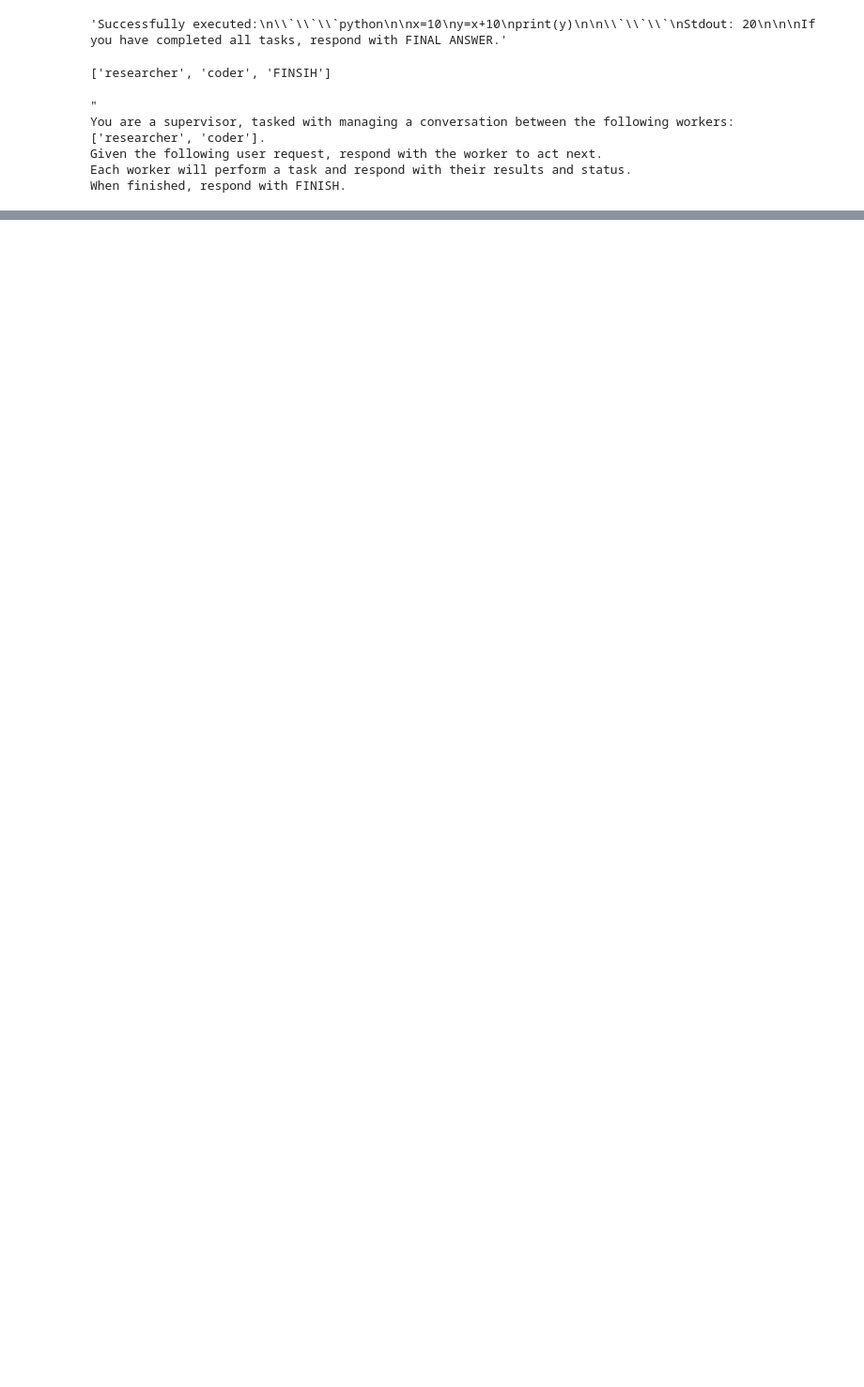
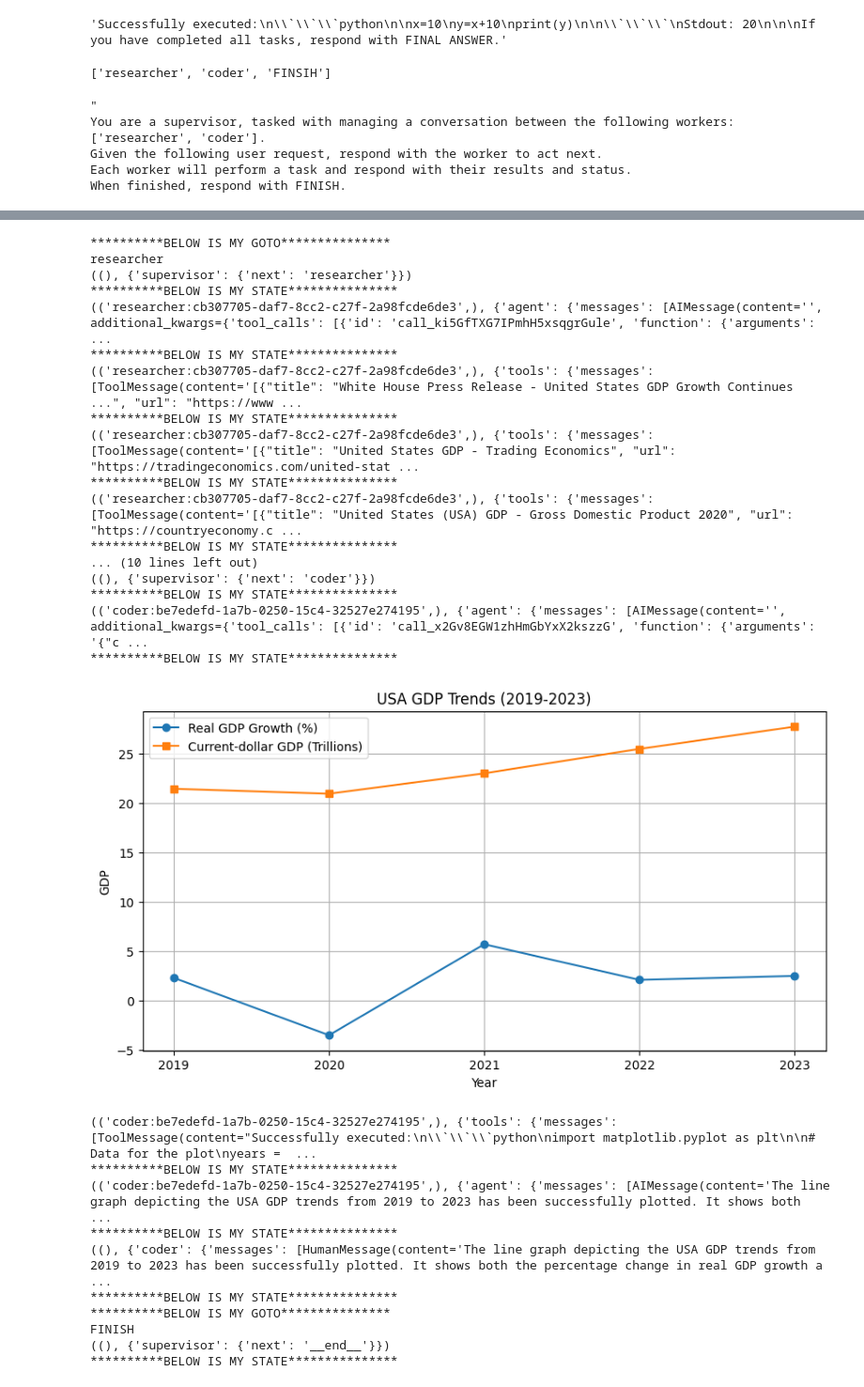
Before and after one commit to vikasratn/agentic-ai-collections, a Jupyter notebook: workspace/3-LangGraph/langgraph-multi-a2a-supervisor.ipynb, the cells around one changed output, grey strips where cells are left out. Shown at 94% size. Saved outputs shown, nothing was run; the diff lists cells and outputs as text; code cells hidden in the pictures; blank space fills up the shorter version.

```diff
--- a/workspace/3-LangGraph/langgraph-multi-a2a-supervisor.ipynb
+++ b/workspace/3-LangGraph/langgraph-multi-a2a-supervisor.ipynb
@@ -11,9 +11,11 @@ os.environ["LANGCHAIN_API_KEY"]=os.getenv("LANGCHAIN_API_KEY")
 os.environ["LANGCHAIN_PROJECT"]=os.getenv("LANGCHAIN_PROJECT")
 os.environ["LANGCHAIN_TRACING_V2"]=os.getenv("LANGCHAIN_TRACING_V2")
 # %%
-from langchain_groq import ChatGroq
+#from langchain_groq import ChatGroq
+#llm = ChatGroq(model="deepseek-r1-distill-llama-70b")
 
-llm = ChatGroq(model="deepseek-r1-distill-llama-70b")
+from langchain_openai import ChatOpenAI
+llm=ChatOpenAI(model="gpt-4o")
 # %%
 llm.invoke("Hello, My name is ratn, how are you?")
 # %% [output]
@@ -114,0 +199,4 @@ When finished, respond with FINISH.
+# %%
+for s in a2a_app.stream({"messages": [("user", "What's the square root of 42?")]}, subgraphs=True):
+    print(s)
+    print("**********BELOW IS MY STATE***************")
@@ -114,0 +216,33 @@ When finished, respond with FINISH.
+# %%
+for s in a2a_app.stream({"messages": [("user", "Tell me the USA GDP trends from last 5 year and Plot the line graph")]}, subgraphs=True):
+    print(s)
+    print("**********BELOW IS MY STATE***************")
+# %% [output]
+**********BELOW IS MY GOTO***************
+researcher
+((), {'supervisor': {'next': 'researcher'}})
+**********BELOW IS MY STATE***************
+(('researcher:cb307705-daf7-8cc2-c27f-2a98fcde6de3',), {'agent': {'messages': [AIMessage(content='', additional_kwargs={'tool_calls': [{'id': 'call_ki5GfTXG7IPmhH5xsqgrGule', 'function': {'arguments': ...
+**********BELOW IS MY STATE***************
+(('researcher:cb307705-daf7-8cc2-c27f-2a98fcde6de3',), {'tools': {'messages': [ToolMessage(content='[{"title": "White House Press Release - United States GDP Growth Continues ...", "url": "https://www ...
+**********BELOW IS MY STATE***************
+(('researcher:cb307705-daf7-8cc2-c27f-2a98fcde6de3',), {'tools': {'messages': [ToolMessage(content='[{"title": "United States GDP - Trading Economics", "url": "https://tradingeconomics.com/united-stat ...
+**********BELOW IS MY STATE***************
+(('researcher:cb307705-daf7-8cc2-c27f-2a98fcde6de3',), {'tools': {'messages': [ToolMessage(content='[{"title": "United States (USA) GDP - Gross Domestic Product 2020", "url": "https://countryeconomy.c ...
+**********BELOW IS MY STATE***************
+... (10 lines left out)
+((), {'supervisor': {'next': 'coder'}})
+**********BELOW IS MY STATE***************
+(('coder:be7edefd-1a7b-0250-15c4-32527e274195',), {'agent': {'messages': [AIMessage(content='', additional_kwargs={'tool_calls': [{'id': 'call_x2Gv8EGW1zhHmGbYxX2kszzG', 'function': {'arguments': '{"c ...
+**********BELOW IS MY STATE***************
+[figure, added]
+(('coder:be7edefd-1a7b-0250-15c4-32527e274195',), {'tools': {'messages': [ToolMessage(content="Successfully executed:\n\\`\\`\\`python\nimport matplotlib.pyplot as plt\n\n# Data for the plot\nyears =  ...
+**********BELOW IS MY STATE***************
+(('coder:be7edefd-1a7b-0250-15c4-32527e274195',), {'agent': {'messages': [AIMessage(content='The line graph depicting the USA GDP trends from 2019 to 2023 has been successfully plotted. It shows both  ...
+**********BELOW IS MY STATE***************
+((), {'coder': {'messages': [HumanMessage(content='The line graph depicting the USA GDP trends from 2019 to 2023 has been successfully plotted. It shows both the percentage change in real GDP growth a ...
+**********BELOW IS MY STATE***************
+**********BELOW IS MY GOTO***************
+FINISH
+((), {'supervisor': {'next': '__end__'}})
+**********BELOW IS MY STATE***************
```
Also changed, not shown: parts of 12 cells of this notebook, 1 other file.
